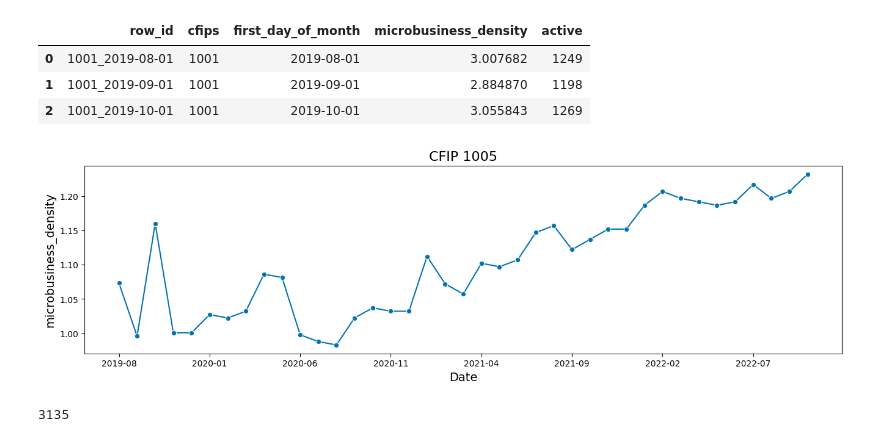
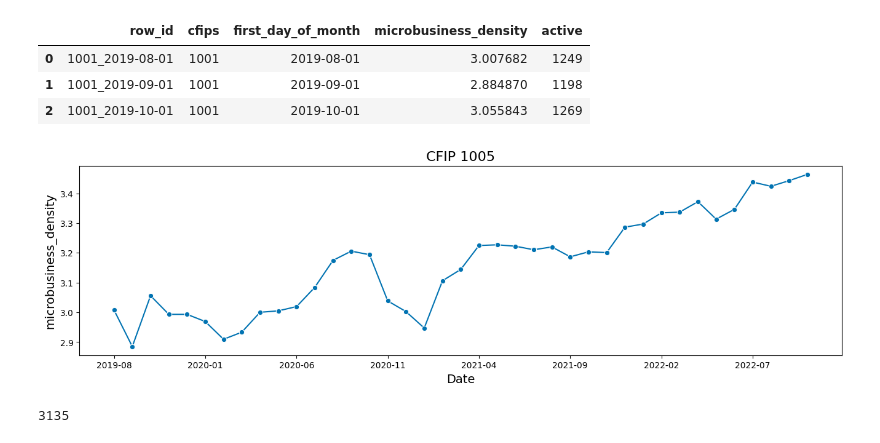
Before and after one commit to leandrocl2005/Curso-basico-de-Python-para-cientistas-de-dados, a Jupyter notebook: aulas/cd_aula_18.ipynb, the cells around one changed output. Saved outputs shown, nothing was run; the diff lists cells and outputs as text; code cells hidden in the pictures.

```diff
--- a/aulas/cd_aula_18.ipynb
+++ b/aulas/cd_aula_18.ipynb
@@ -718,14 +773,14 @@ test.index = test.Date
 train.sort_index(inplace=True)
 # %%
 # EDA
-data = train.loc[train.cfips == 1005]
+data = train.loc[train.cfips == 1001]
 plot_series(data['microbusiness_density'])
 plt.title('CFIP 1005', size = 16)
 plt.xlabel('Date', size = 14)
 plt.ylabel('microbusiness_density', size=14)
 plt.show()
 # %% [output]
-[figure, old version]
+[figure, new version]
 # %%
 # 3135 cfips únicos
 len(train['cfips'].unique())
```
Also changed, not shown: parts of 50 cells of this notebook, 3 other files.
